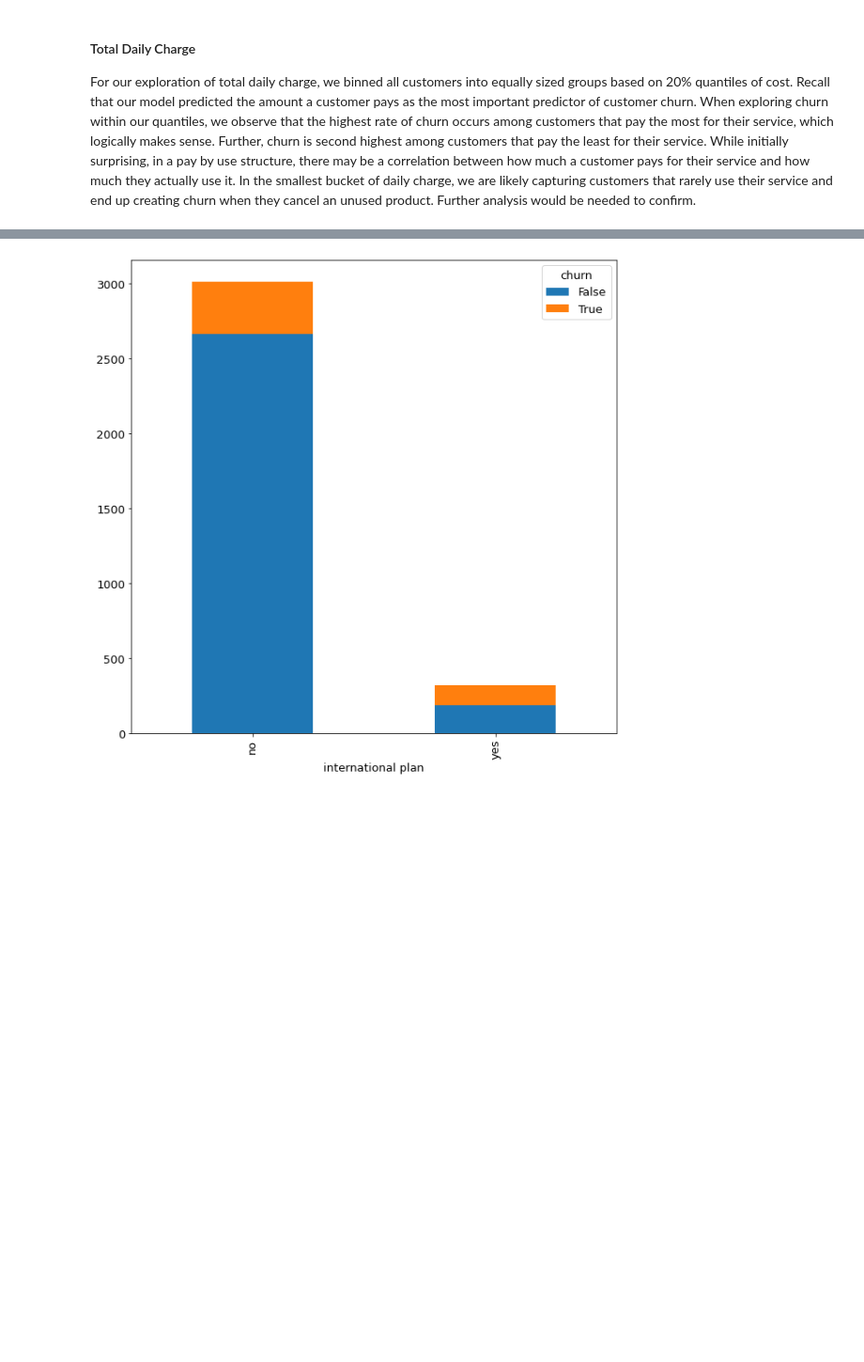
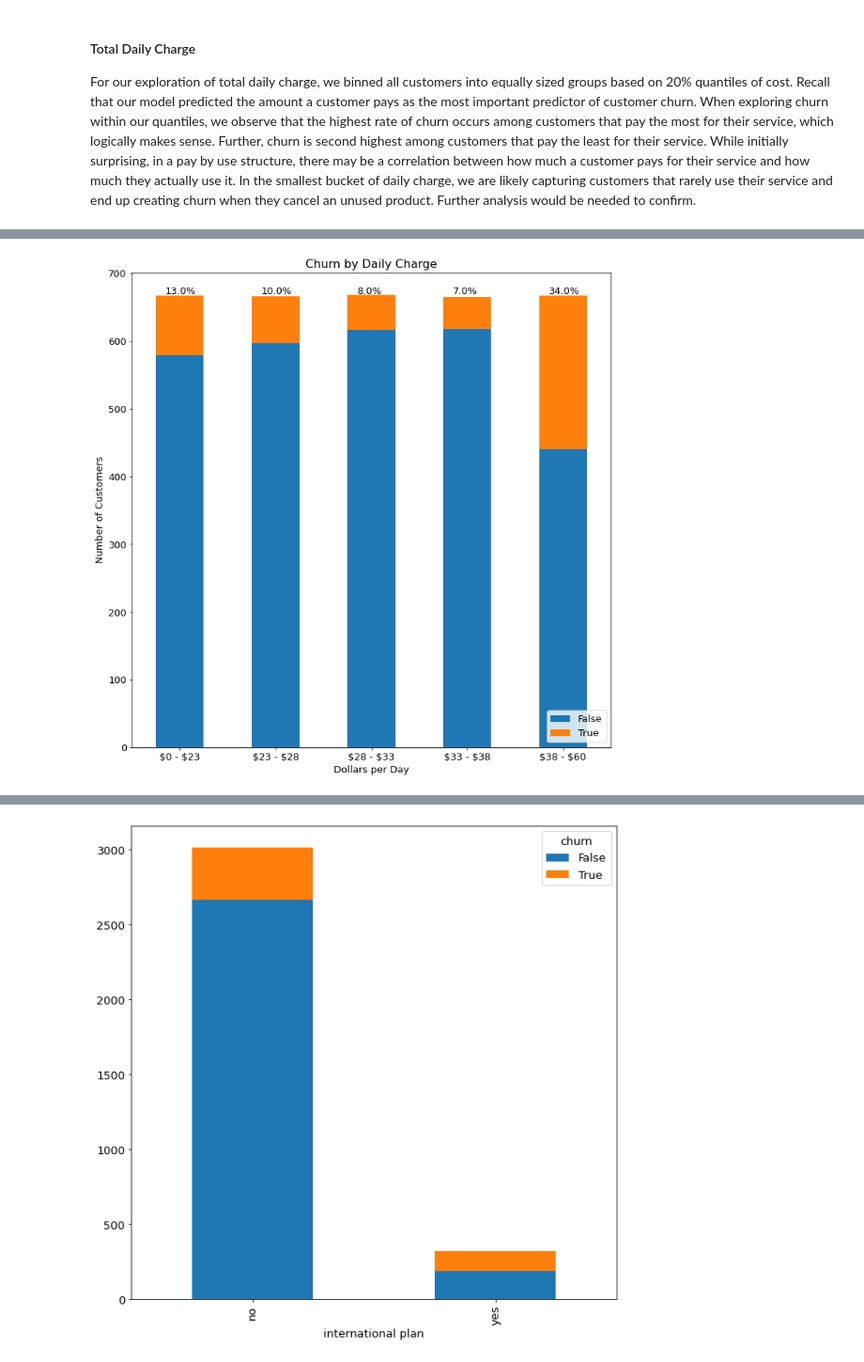
Before and after one commit to ThomasHChapman/P3-Classifer, a Jupyter notebook: SyriatelChurnNotebook.ipynb, the cells around one changed output, grey strips where cells are left out. Shown: that part at 94% size. Cells and saved outputs as stored; diff of their text form; code cells hidden in the pictures; blank space fills up the shorter version.

Commit message:
finalized daily charge viz & markdown

```diff
--- a/SyriatelChurnNotebook.ipynb
+++ b/SyriatelChurnNotebook.ipynb
@@ -1119,0 +1034,22 @@ We binned all customers into equally sized groups based on 20% quantiles of dail
+# %%
+# Plot stacked bar graph of customers by spend
+df_bin.groupby([('binned'), 'churn']).size().unstack().plot(kind='bar', stacked=True, figsize=(10,10))
+bin_label=["\\$0 - \\$23", "\\$23 - \\$28", "\\$28 - \\$33", "\\$33 - \\$38", "\\$38 - \\$60"]
+plt.xlabel('Dollars per Day')
+plt.ylabel('Number of Customers')
+plt.title('Churn by Daily Charge')
+plt.legend(loc=4)
+plt.xticks(rotation = 0, labels=bin_label, ticks=[0, 1, 2, 3, 4])
+
+# Add percentages to bars
+plt.text(0-.15, 670, '13.0%')
+plt.text(1-.15, 670, '10.0%')
+plt.text(2-.15, 670, '8.0%')
+plt.text(3-.15, 670, '7.0%')
+plt.text(4-.15, 670, '34.0%')
+
+# Save Figure
+plt.tight_layout()
+plt.savefig('./images/day_charge', facecolor='white', dpi=500)
+# %% [output]
+[figure, added]
```
Also changed, not shown: parts of 29 cells of this notebook, 1 other file.
